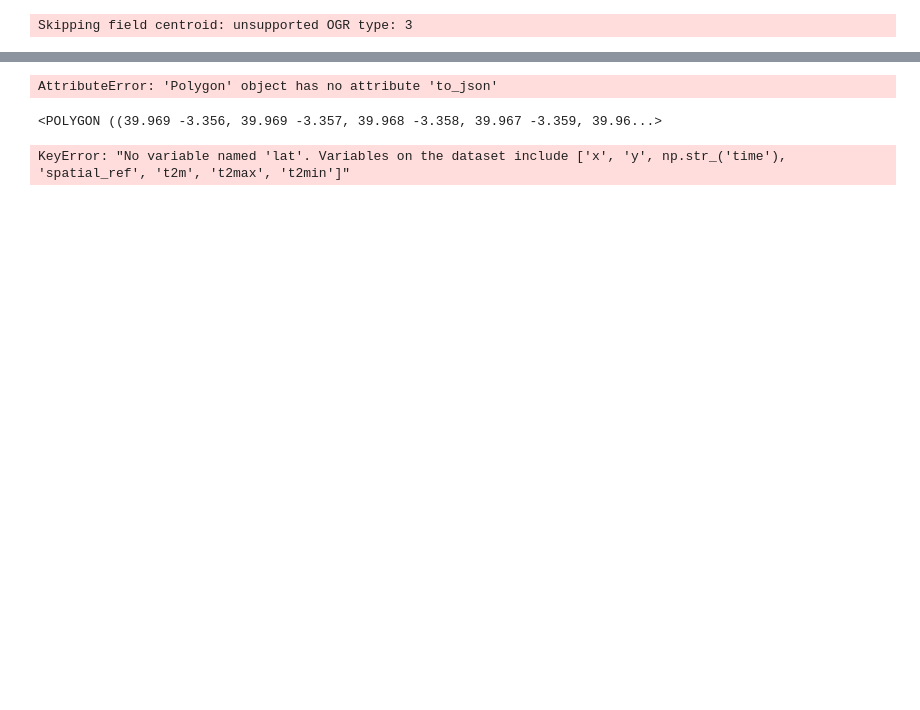
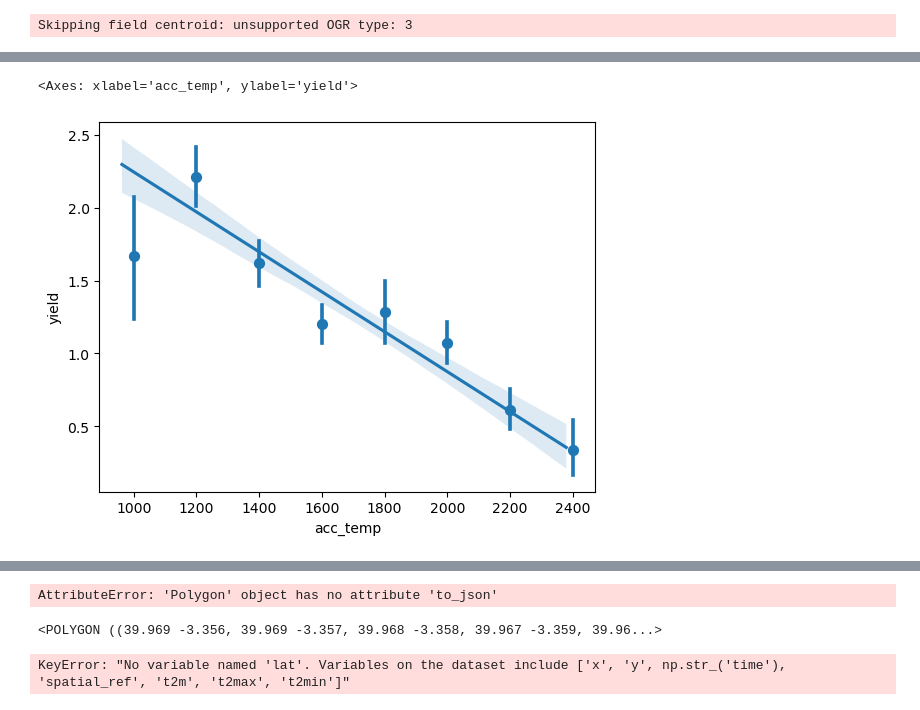
Before and after one commit to MartinP556/yield_modelling, a Jupyter notebook: look_at_env_data.ipynb, the cells around one changed output, grey strips where cells are left out. Cells and saved outputs as stored; diff of their text form; code cells hidden in the pictures; blank space fills up the shorter version.

```diff
--- a/look_at_env_data.ipynb
+++ b/look_at_env_data.ipynb
@@ -31,6 +31,6 @@ adm_data.drop(columns = ['end_date', 'country_code',
 adm_data = adm_data.explode()#.crs
 adm_data.loc[:, 'centroid'] = adm_data.loc[:, 'geometry'].to_crs(crs=3857).centroid.to_crs('EPSG:4326')
 adm_data_for_merging = adm_data.drop_duplicates(subset = ['fnid']).drop(columns=['admin_1', 'admin_2', 'start_date', 'id'])
-yield_data_polygons = adm_data_for_merging.merge(yield_data, on=['fnid'], how='right')#yield_data.merge(, on=['fnid'], how='left')#, validate='one_to_many')
+yield_data_polygons = adm_data_for_merging.merge(kenya_data, on=['fnid'], how='right')#yield_data.merge(, on=['fnid'], how='left')#, validate='one_to_many')
 # %% [output]
 Skipping field centroid: unsupported OGR type: 3
@@ -48,0 +49,14 @@ clipped = xds['t2m'].isel(time=10).rio.clip(yield_data_mean.iloc[[30], :].geomet
+# %%
+region_data_list = []
+for region_index in list(range(1, 21)) + list(range(22, 50)):
+    print(region_index)
+    adm1_name = yield_data_mean.iloc[region_index, 1]
+    print(adm1_name)
+    clipped = xr.open_dataset(f'C:\\Users\\wlwc1989\\Documents\\yield_modelling\\data\\ERA5\\Kenya\\Temp\\{adm1_name}_1999_2008.nc')#rioxarray.open_rasterio(f'C:\\Users\\wlwc1989\\Documents\\yield_modelling\\data\\ERA5\\Kenya\\Temp\\{adm1_name}_1999_2008.nc')
+    for year in range(1999, 2009):
+        #acc_temp = clipped['t2m'].sel(time=slice(f'{year}-03-01', f'{year}-06-30')).sum(dim='time').mean().values
+        acc_temp = clipped['t2m'].sel(time=slice(f'{year}-03-01', f'{year}-06-30')).sum(dim='time').mean().values
+        print(acc_temp)# - 273.15*122)
+        yield_data_polygons.loc[(yield_data_polygons['name'] == adm1_name)*(yield_data_polygons['planting_year'] == year), 'acc_temp'] = acc_temp#clipped['t2m'].isel(time=slice(48, 170)).sum().values - 273.15*122
+    #region_data_list.append(clipped)
+    #print(len(yield_data_polygons.loc[(yield_data_polygons['name'] == adm1_name)*(yield_data_polygons['planting_year'] == 2003)]))
@@ -48,0 +101,7 @@ clipped = xds['t2m'].isel(time=10).rio.clip(yield_data_mean.iloc[[30], :].geomet
+# %%
+for_corr = yield_data_polygons.dropna(subset = ['acc_temp'])
+for_corr = for_corr.loc[for_corr['acc_temp'] > 0, :]
+sns.regplot(data=for_corr, x='acc_temp', y='yield', x_bins=np.arange(1000, 2500, 200))
+# %% [output]
+<Axes: xlabel='acc_temp', ylabel='yield'>
+[figure, added]
```
Also changed, not shown: parts of 11 cells of this notebook, 3 other files.
